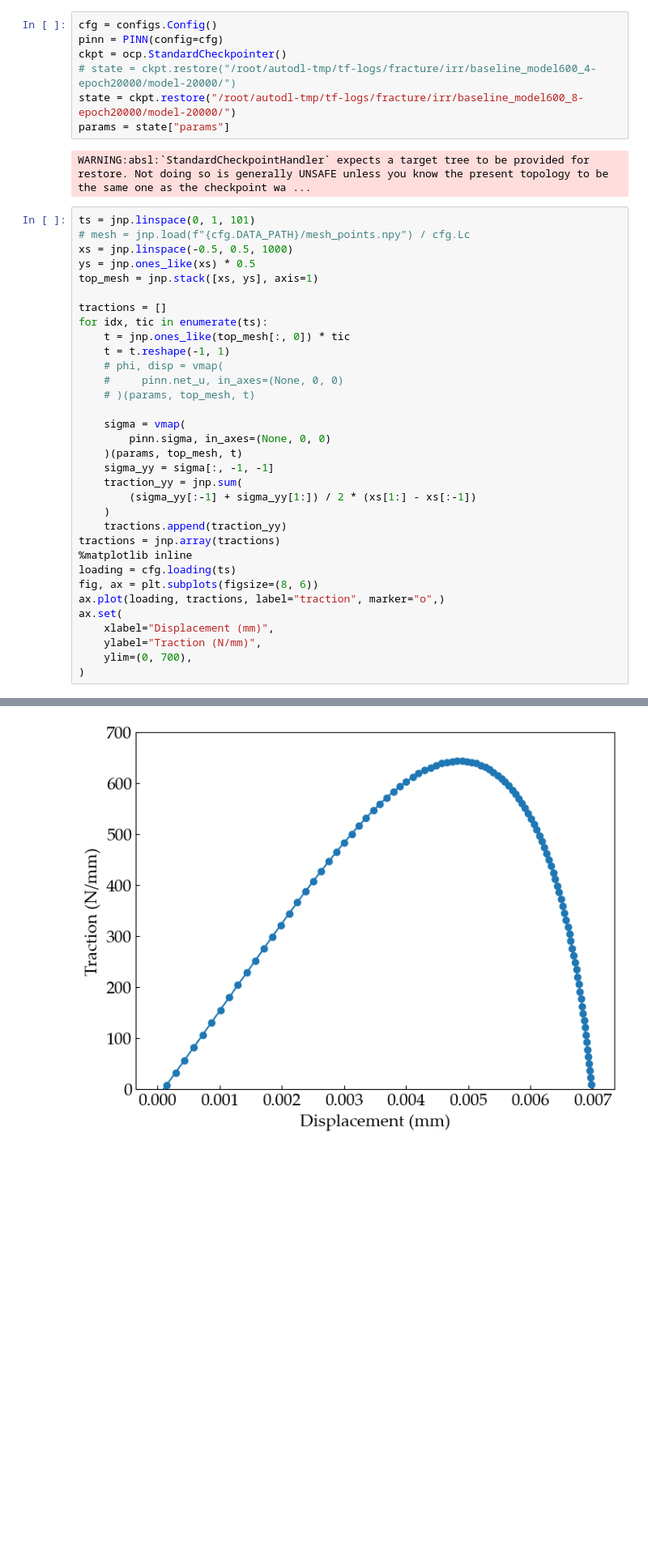
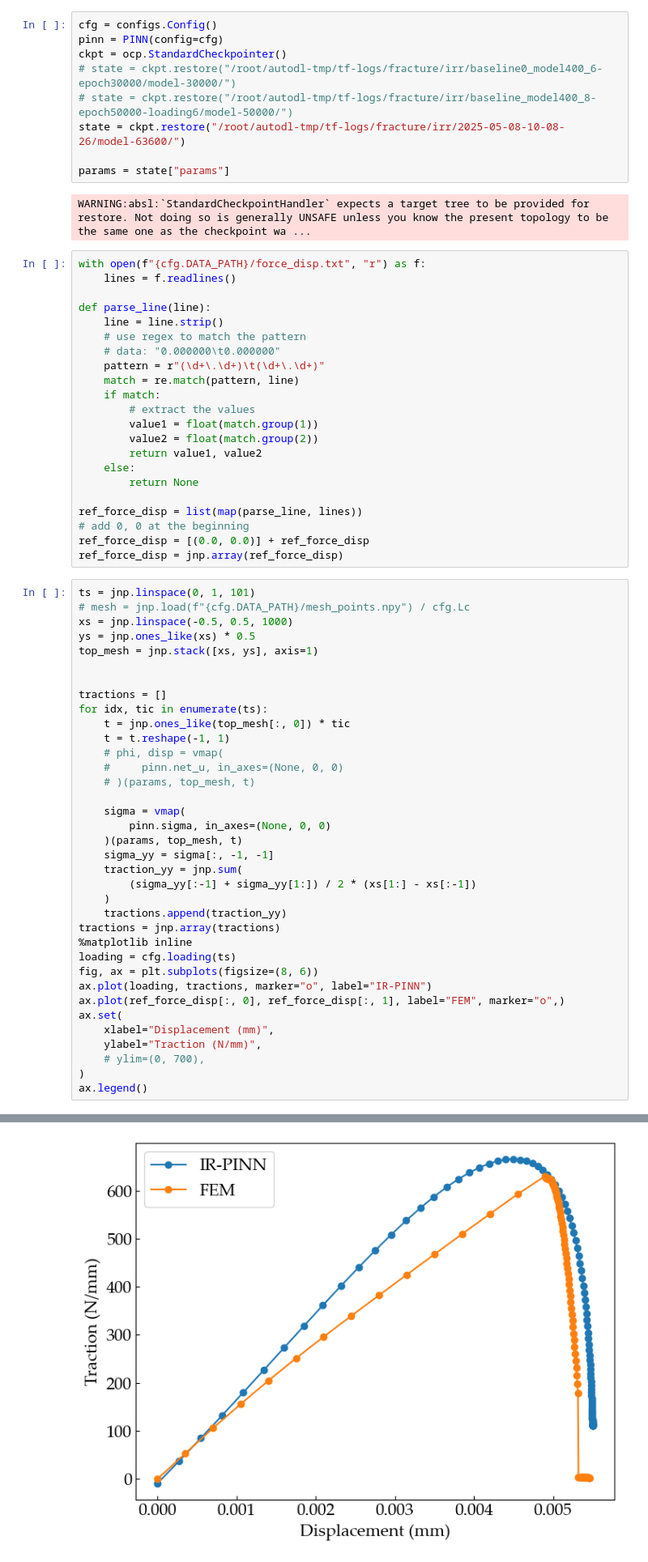
Before and after one commit to NanxiiChen/irr-pinns, a Jupyter notebook: examples/fracture/eval.ipynb, the cells around one changed output, grey strips where cells are left out. Shown at 81% size. Drawn from its saved outputs; the diff is of its cells as text; blank space fills up the shorter version.

```diff
--- a/examples/fracture/eval.ipynb
+++ b/examples/fracture/eval.ipynb
@@ -36,17 +36,42 @@ rcParams.update({
 cfg = configs.Config()
 pinn = PINN(config=cfg)
 ckpt = ocp.StandardCheckpointer()
-# state = ckpt.restore("/root/autodl-tmp/tf-logs/fracture/irr/baseline_model600_4-epoch20000/model-20000/")
-state = ckpt.restore("/root/autodl-tmp/tf-logs/fracture/irr/baseline_model600_8-epoch20000/model-20000/")
+# state = ckpt.restore("/root/autodl-tmp/tf-logs/fracture/irr/baseline0_model400_6-epoch30000/model-30000/")
+# state = ckpt.restore("/root/autodl-tmp/tf-logs/fracture/irr/baseline_model400_8-epoch50000-loading6/model-50000/")
+state = ckpt.restore("/root/autodl-tmp/tf-logs/fracture/irr/2025-05-08-10-08-26/model-63600/")
+
 params = state["params"]
 # %% [output]
 WARNING:absl:`StandardCheckpointHandler` expects a target tree to be provided for restore. Not doing so is generally UNSAFE unless you know the present topology to be the same one as the checkpoint wa ...
+# %%
+with open(f"{cfg.DATA_PATH}/force_disp.txt", "r") as f:
+    lines = f.readlines()
+
+def parse_line(line):
+    line = line.strip()
+    # use regex to match the pattern
+    # data: "0.000000\t0.000000"
+    pattern = r"(\d+\.\d+)\t(\d+\.\d+)"
+    match = re.match(pattern, line)
+    if match:
+        # extract the values
+        value1 = float(match.group(1))
+        value2 = float(match.group(2))
+        return value1, value2
+    else:
+        return None
+
+ref_force_disp = list(map(parse_line, lines))
+# add 0, 0 at the beginning
+ref_force_disp = [(0.0, 0.0)] + ref_force_disp
+ref_force_disp = jnp.array(ref_force_disp)
 # %%
 ts = jnp.linspace(0, 1, 101)
 # mesh = jnp.load(f"{cfg.DATA_PATH}/mesh_points.npy") / cfg.Lc
 xs = jnp.linspace(-0.5, 0.5, 1000)
 ys = jnp.ones_like(xs) * 0.5
 top_mesh = jnp.stack([xs, ys], axis=1)
+
 
 tractions = []
 for idx, tic in enumerate(ts):
@@ -68,10 +93,12 @@ tractions = jnp.array(tractions)
 %matplotlib inline
 loading = cfg.loading(ts)
 fig, ax = plt.subplots(figsize=(8, 6))
-ax.plot(loading, tractions, label="traction", marker="o",)
+ax.plot(loading, tractions, marker="o", label="IR-PINN")
+ax.plot(ref_force_disp[:, 0], ref_force_disp[:, 1], label="FEM", marker="o",)
 ax.set(
     xlabel="Displacement (mm)",
     ylabel="Traction (N/mm)",
-    ylim=(0, 700),
+    # ylim=(0, 700),
 )
+ax.legend()
 # %% [output]
@@ -81,4 +106,4 @@ ax.set(
-[figure, old version]
+[figure, new version]
 # %%
 
 ts = jnp.linspace(0, 1, 101)
```
Also changed, not shown: parts of 4 cells of this notebook, 4 other files.
